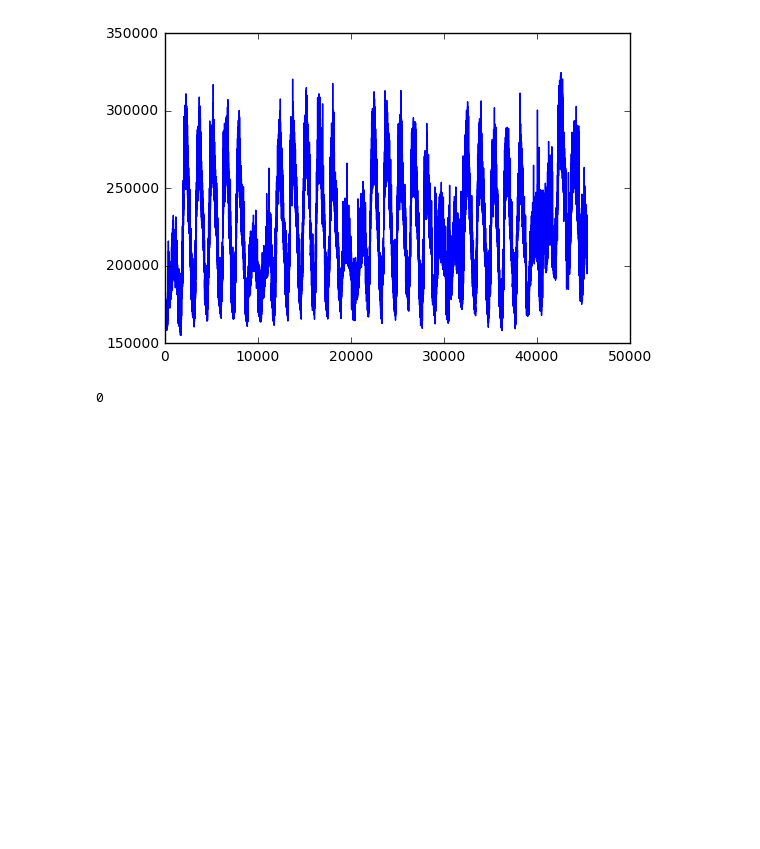
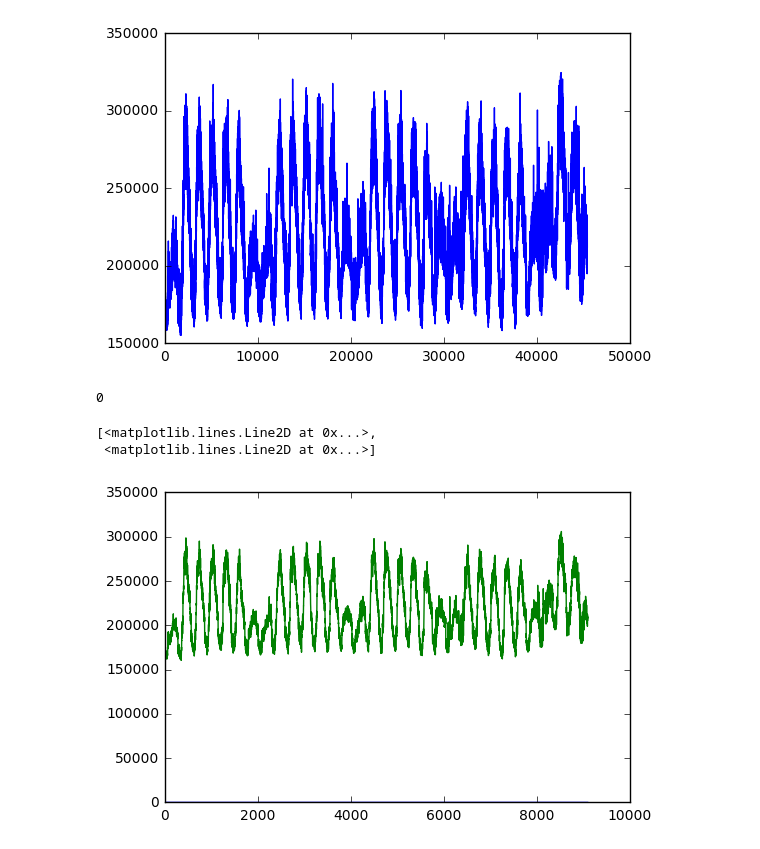
Before and after one commit to RaafeK/Project, a Jupyter notebook: Project_RSR.ipynb, the cells around one changed output. Cells and saved outputs as stored; diff of their text form; code cells hidden in the pictures; blank space fills up the shorter version.

```diff
--- a/Project_RSR.ipynb
+++ b/Project_RSR.ipynb
@@ -31,0 +35,23 @@ data_ti_H=data_ti.resample('H').mean()
+# %%
+temp_ti=temp.set_index('Timestamp')
+temp_ti.columns=['Temperature']
+temp_ti2=temp_ti.reset_index()
+temp_ti2.columns=['Time','Temperature']
+# temp_ti2
+# %%
+data_5min=data_ti.resample('5Min').mean()
+data_5min1=data_5min.reset_index(drop=False)
+# temp_ti2
+# data_5min1
+
+alldata=pd.merge(temp_ti2,data_5min1,on='Time',how='inner',right_index=True,left_index=True)
+# %%
+alldata_ti=alldata.set_index('Time')
+# %%
+alldata_nt=alldata.drop(alldata.columns[0],axis=1)
+# %%
+plt.plot(alldata_nt)
+# %% [output]
+[<matplotlib.lines.Line2D at 0x...>,
+ <matplotlib.lines.Line2D at 0x...>]
+[figure, added]
```
Also changed, not shown: parts of 1 cell of this notebook.
